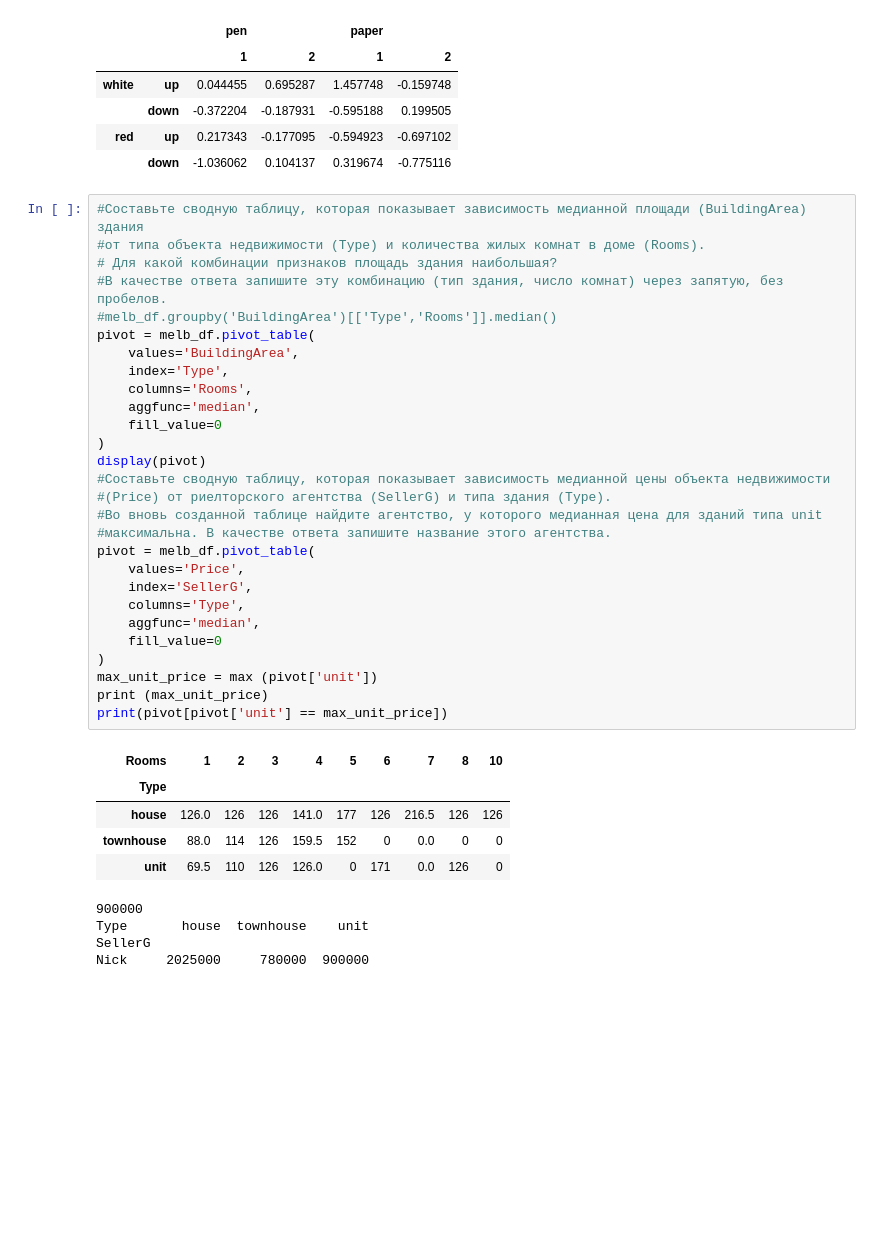
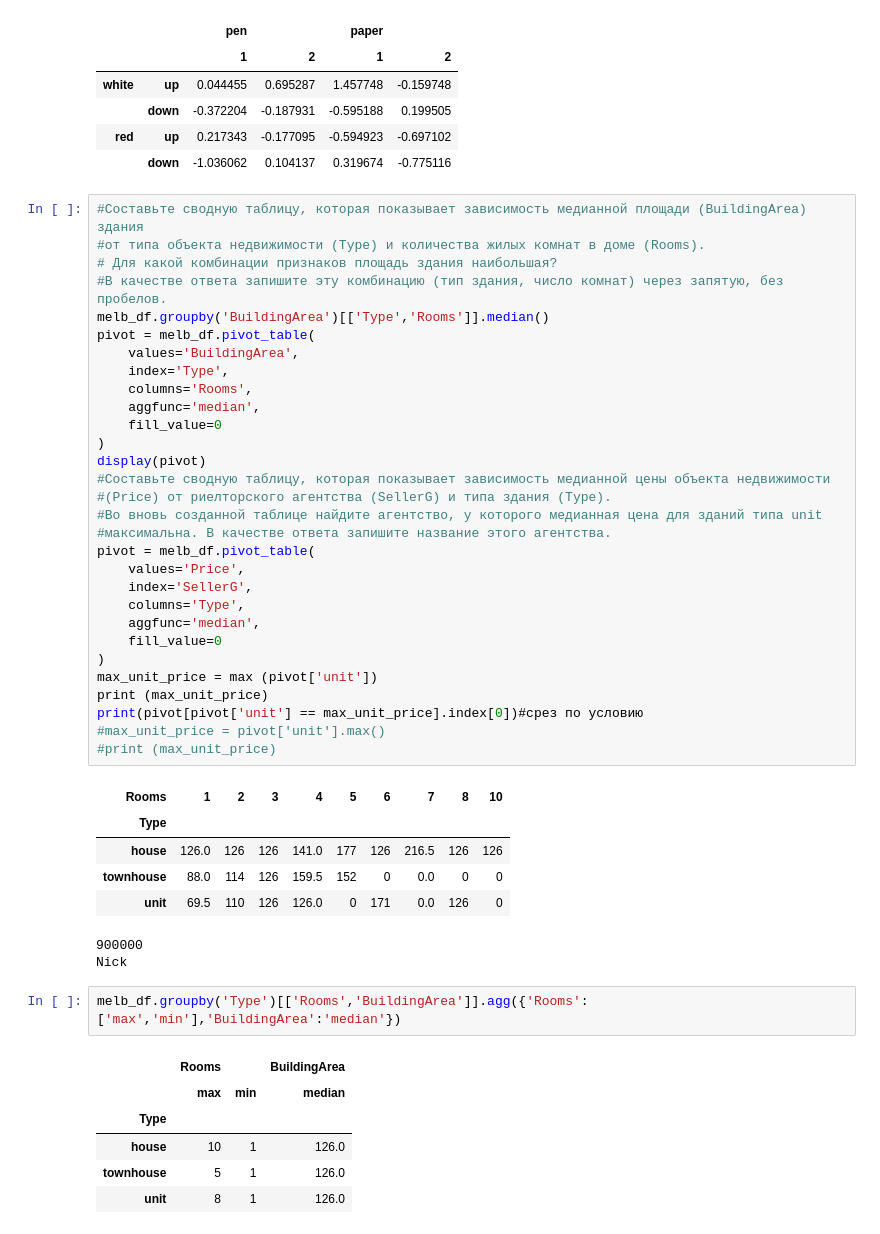
Before and after one commit to Smoothoperator2022/Homework-Skillfactory, a Jupyter notebook: Block2 SF/Pandas/Pandas Data manipulation2.ipynb, the cells around one changed output. Drawn from its saved outputs; the diff is of its cells as text; blank space fills up the shorter version.

```diff
--- a/Block2 SF/Pandas/Pandas Data manipulation2.ipynb
+++ b/Block2 SF/Pandas/Pandas Data manipulation2.ipynb
@@ -360,7 +360,7 @@ MultiIndex([('white',    'up'),
 #от типа объекта недвижимости (Type) и количества жилых комнат в доме (Rooms).
 # Для какой комбинации признаков площадь здания наибольшая?
 #В качестве ответа запишите эту комбинацию (тип здания, число комнат) через запятую, без пробелов.
-#melb_df.groupby('BuildingArea')[['Type','Rooms']].median()
+melb_df.groupby('BuildingArea')[['Type','Rooms']].median()
 pivot = melb_df.pivot_table(
     values='BuildingArea',
     index='Type',
@@ -382,7 +382,9 @@ pivot = melb_df.pivot_table(
 )
 max_unit_price = max (pivot['unit'])
 print (max_unit_price)
-print(pivot[pivot['unit'] == max_unit_price])
+print(pivot[pivot['unit'] == max_unit_price].index[0])#срез по условию
+#max_unit_price = pivot['unit'].max()
+#print (max_unit_price)
 # %% [output]
 | Rooms | 1 | 2 | 3 | 4 | 5 | 6 | 7 | 8 | 10 |
 | Type |  |  |  |  |  |  |  |  |  |
@@ -390,6 +392,13 @@ print(pivot[pivot['unit'] == max_unit_price])
 | townhouse | 88.0 | 114 | 126 | 159.5 | 152 | 0 | 0.0 | 0 | 0 |
 | unit | 69.5 | 110 | 126 | 126.0 | 0 | 171 | 0.0 | 126 | 0 |
 900000
-Type       house  townhouse    unit
-SellerG
-Nick     2025000     780000  900000
+Nick
+# %%
+melb_df.groupby('Type')[['Rooms','BuildingArea']].agg({'Rooms':['max','min'],'BuildingArea':'median'})
+# %% [output]
+|  | Rooms |  | BuildingArea |
+|  | max | min | median |
+| Type |  |  |  |
+| house | 10 | 1 | 126.0 |
+| townhouse | 5 | 1 | 126.0 |
+| unit | 8 | 1 | 126.0 |
```
Also changed, not shown: 30 other files.
